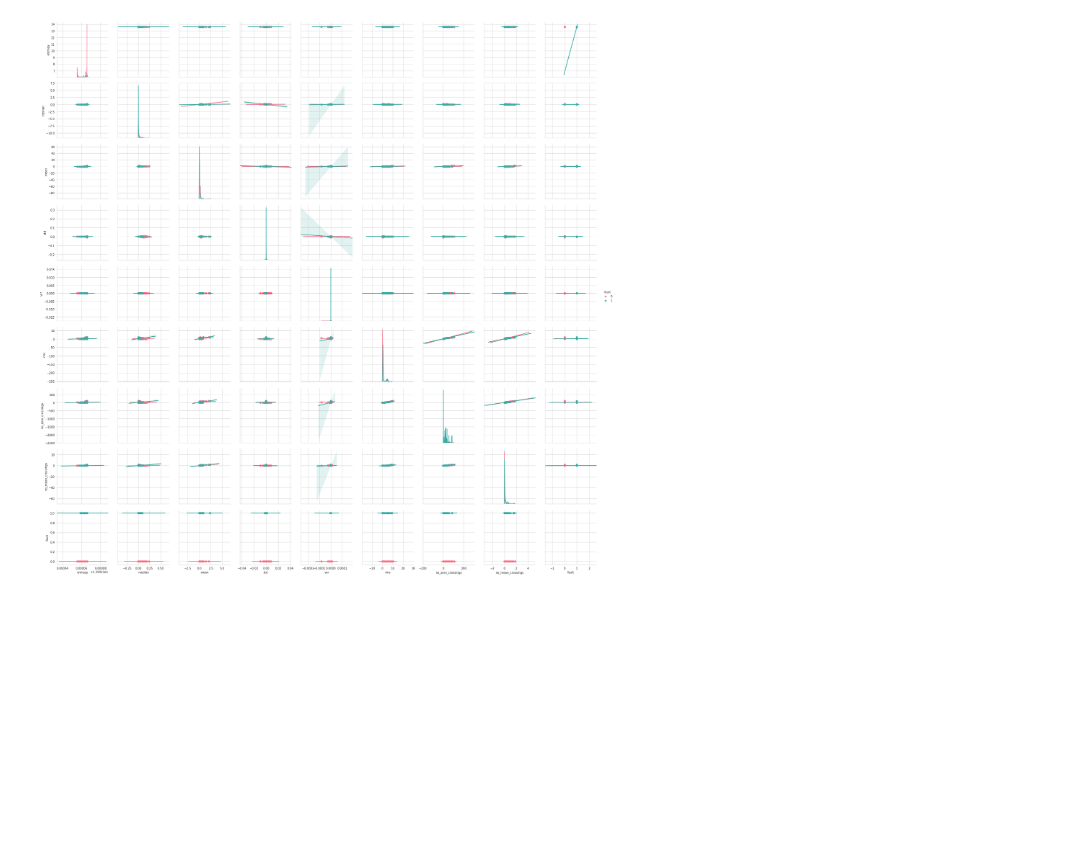
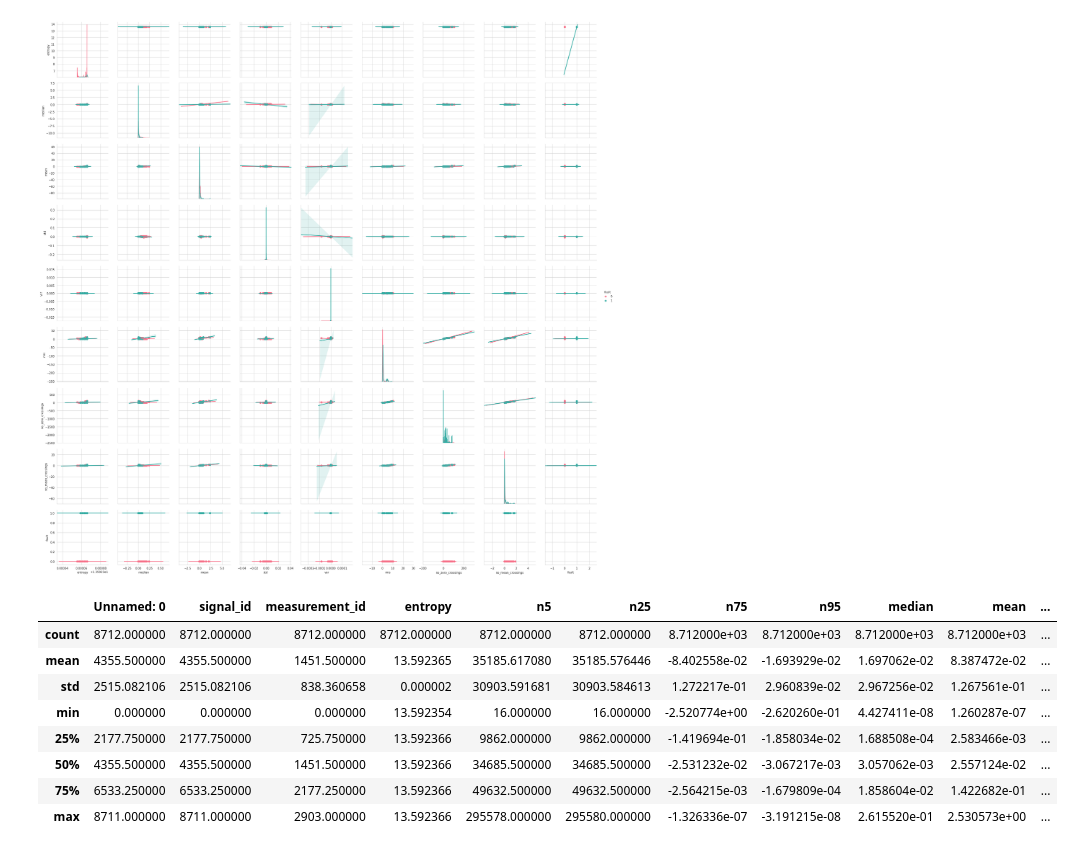
Before and after one commit to jeffreyegan/VSB_Power_Line_Fault_Detection, a Jupyter notebook: VSB_2_Extracted_Feature_Data_Exploration.ipynb, the cells around one changed output. Drawn from its saved outputs; the diff is of its cells as text; code cells hidden in the pictures; blank space fills up the shorter version.

```diff
--- a/VSB_2_Extracted_Feature_Data_Exploration.ipynb
+++ b/VSB_2_Extracted_Feature_Data_Exploration.ipynb
@@ -61,3 +61,17 @@ sns.pairplot(df2, diag_kind="kde", kind="reg", hue="fault", palette="husl", heig
 # %% [output]
 <seaborn.axisgrid.PairGrid at 0x...>
 [figure]
+# %%
+feature_data_file = "/home/jeffrey/repos/VSB_Power_Line_Fault_Detection/"+"train_features_coif2.csv"
+df = pd.read_csv(feature_data_file)
+df.describe()
+# %% [output]
+|  | Unnamed: 0 | signal_id | measurement_id | entropy | n5 | n25 | n75 | n95 | median | mean | ... |
+| count | 8712.000000 | 8712.000000 | 8712.000000 | 8712.000000 | 8712.000000 | 8712.000000 | 8.712000e+03 | 8.712000e+03 | 8.712000e+03 | 8.712000e+03 | ... |
+| mean | 4355.500000 | 4355.500000 | 1451.500000 | 13.592365 | 35185.617080 | 35185.576446 | -8.402558e-02 | -1.693929e-02 | 1.697062e-02 | 8.387472e-02 | ... |
+| std | 2515.082106 | 2515.082106 | 838.360658 | 0.000002 | 30903.591681 | 30903.584613 | 1.272217e-01 | 2.960839e-02 | 2.967256e-02 | 1.267561e-01 | ... |
+| min | 0.000000 | 0.000000 | 0.000000 | 13.592354 | 16.000000 | 16.000000 | -2.520774e+00 | -2.620260e-01 | 4.427411e-08 | 1.260287e-07 | ... |
+| 25% | 2177.750000 | 2177.750000 | 725.750000 | 13.592366 | 9862.000000 | 9862.000000 | -1.419694e-01 | -1.858034e-02 | 1.688508e-04 | 2.583466e-03 | ... |
+| 50% | 4355.500000 | 4355.500000 | 1451.500000 | 13.592366 | 34685.500000 | 34685.500000 | -2.531232e-02 | -3.067217e-03 | 3.057062e-03 | 2.557124e-02 | ... |
+| 75% | 6533.250000 | 6533.250000 | 2177.250000 | 13.592366 | 49632.500000 | 49632.500000 | -2.564215e-03 | -1.679809e-04 | 1.858604e-02 | 1.422682e-01 | ... |
+| max | 8711.000000 | 8711.000000 | 2903.000000 | 13.592366 | 295578.000000 | 295580.000000 | -1.326336e-07 | -3.191215e-08 | 2.615520e-01 | 2.530573e+00 | ... |
```
Also changed, not shown: parts of 1 cell of this notebook, 2 other files.
